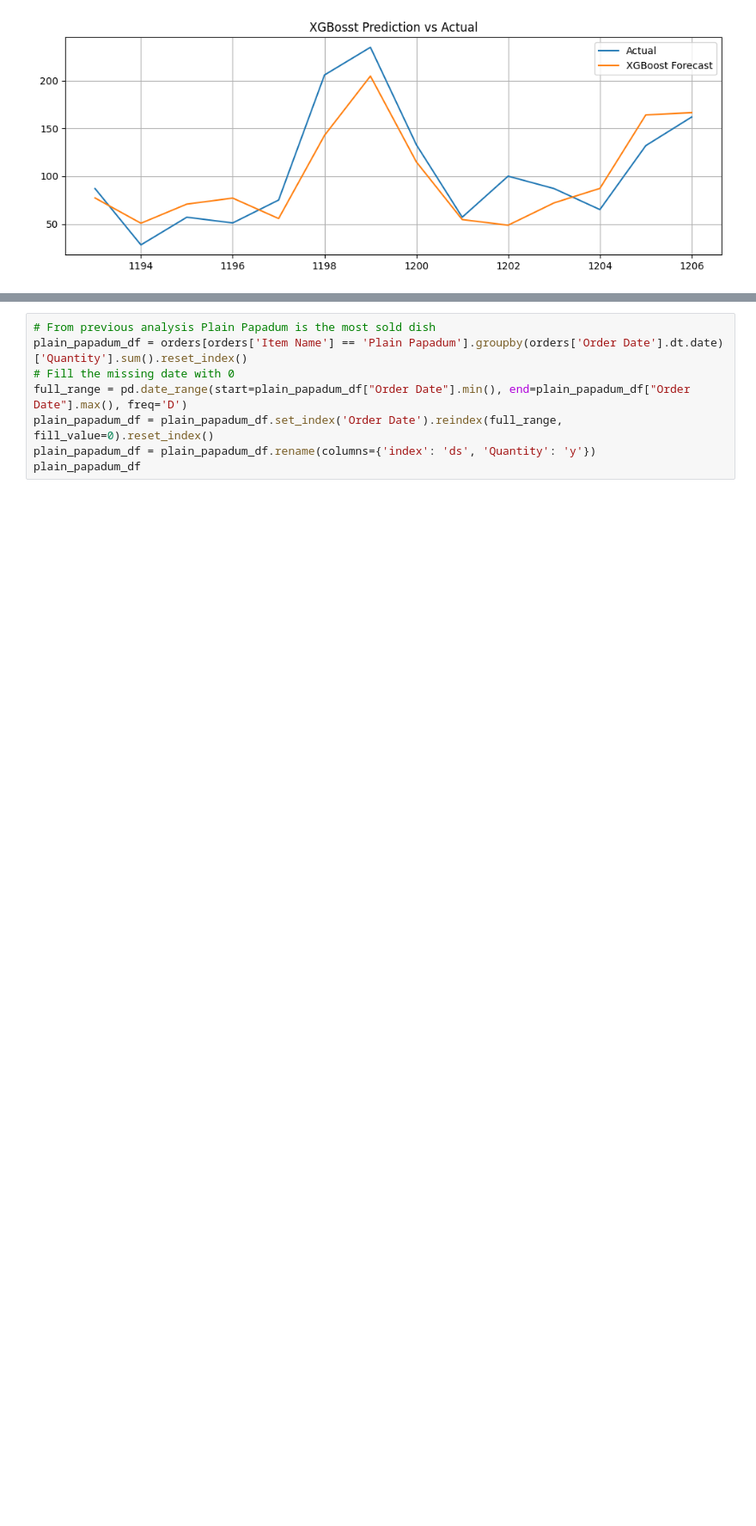
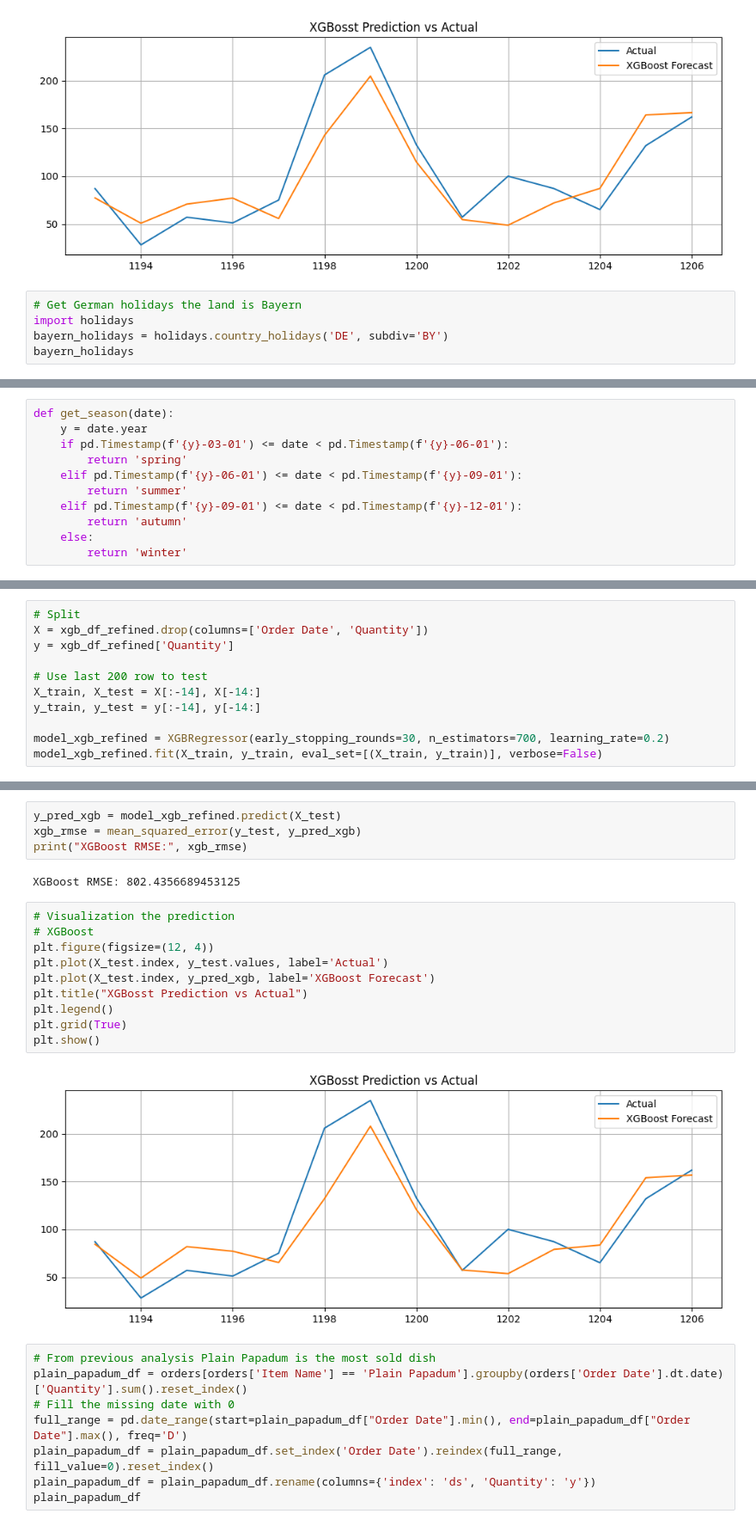
Before and after one commit to HoangUkr/Sale_Forecasting, a Jupyter notebook: Refine_Notebook.ipynb, the cells around one changed output, grey strips where cells are left out. Shown at 86% size. Saved outputs shown, nothing was run; the diff lists cells and outputs as text; blank space fills up the shorter version.

```diff
--- a/Refine_Notebook.ipynb
+++ b/Refine_Notebook.ipynb
@@ -371,3 +375,8 @@ plt.grid(True)
 plt.show()
 # %% [output]
 [figure]
+# %%
+# Get German holidays the land is Bayern
+import holidays
+bayern_holidays = holidays.country_holidays('DE', subdiv='BY')
+bayern_holidays
@@ -373,0 +385,11 @@ plt.show()
+# %%
+def get_season(date):
+    y = date.year
+    if pd.Timestamp(f'{y}-03-01') <= date < pd.Timestamp(f'{y}-06-01'):
+        return 'spring'
+    elif pd.Timestamp(f'{y}-06-01') <= date < pd.Timestamp(f'{y}-09-01'):
+        return 'summer'
+    elif pd.Timestamp(f'{y}-09-01') <= date < pd.Timestamp(f'{y}-12-01'):
+        return 'autumn'
+    else:
+        return 'winter'
@@ -373,0 +440,11 @@ plt.show()
+# %%
+# Split
+X = xgb_df_refined.drop(columns=['Order Date', 'Quantity'])
+y = xgb_df_refined['Quantity']
+
+# Use last 200 row to test
+X_train, X_test = X[:-14], X[-14:]
+y_train, y_test = y[:-14], y[-14:]
+
+model_xgb_refined = XGBRegressor(early_stopping_rounds=30, n_estimators=700, learning_rate=0.2)
+model_xgb_refined.fit(X_train, y_train, eval_set=[(X_train, y_train)], verbose=False)
@@ -374,3 +463,21 @@ plt.show()
+# %%
+y_pred_xgb = model_xgb_refined.predict(X_test)
+xgb_rmse = mean_squared_error(y_test, y_pred_xgb)
+print("XGBoost RMSE:", xgb_rmse)
+# %% [output]
+XGBoost RMSE: 802.4356689453125
+# %%
+# Visualization the prediction
+# XGBoost
+plt.figure(figsize=(12, 4))
+plt.plot(X_test.index, y_test.values, label='Actual')
+plt.plot(X_test.index, y_pred_xgb, label='XGBoost Forecast')
+plt.title("XGBosst Prediction vs Actual")
+plt.legend()
+plt.grid(True)
+plt.show()
+# %% [output]
+[figure, added]
 # %%
 # From previous analysis Plain Papadum is the most sold dish
 plain_papadum_df = orders[orders['Item Name'] == 'Plain Papadum'].groupby(orders['Order Date'].dt.date)['Quantity'].sum().reset_index()
```
Also changed, not shown: parts of 8 cells of this notebook, 4 other files.
